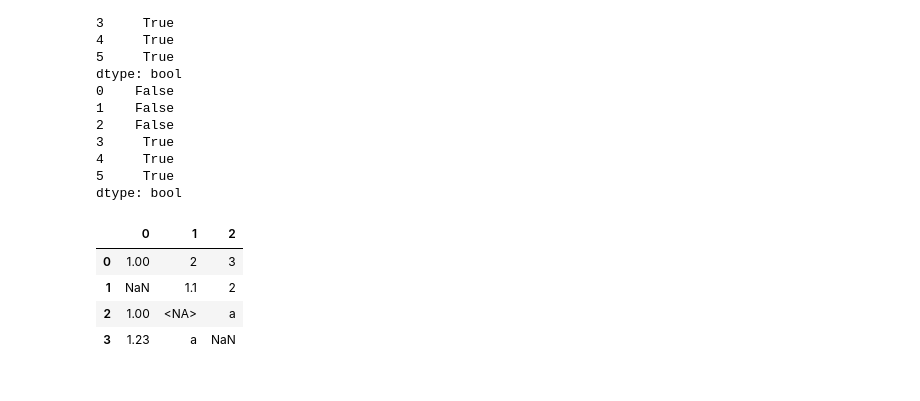
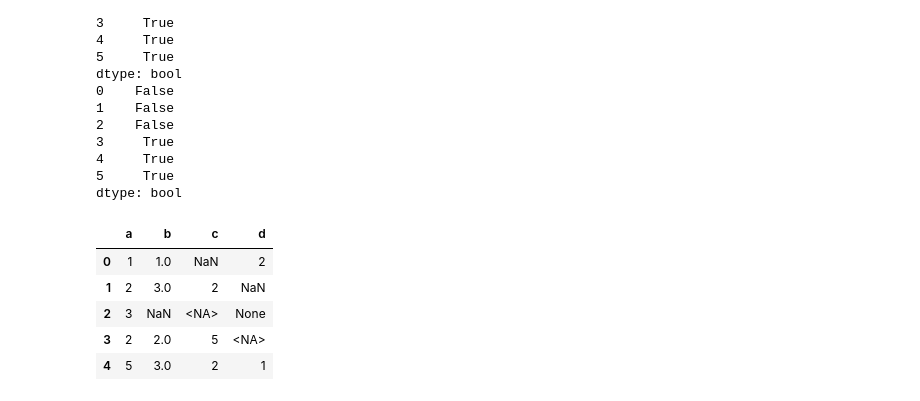
Before and after one commit to RhysZhang1/my_first_repository, a Jupyter notebook: n_p/pandasnote.ipynb, the cells around one changed output. Cells and saved outputs as stored; diff of their text form; code cells hidden in the pictures.

```diff
--- a/n_p/pandasnote.ipynb
+++ b/n_p/pandasnote.ipynb
@@ -644,11 +645,16 @@ dtype: bool
 5     True
 dtype: bool
 # %%
-s=pd.DataFrame([[1,2,3],[None,1.1,2],[1,pd.NA,'a'],[1.23,'a',np.nan]])
+s=pd.DataFrame(
+    {'a':[1,2,3,2,5],
+     'b':[1,3,None,2,3],
+     'c':[np.nan,2,pd.NA,5,2],
+     'd':[2,np.nan,None,pd.NA,1]})
 s
 # %% [output]
-|  | 0 | 1 | 2 |
-| 0 | 1.00 | 2 | 3 |
-| 1 | NaN | 1.1 | 2 |
-| 2 | 1.00 | <NA> | a |
-| 3 | 1.23 | a | NaN |
+|  | a | b | c | d |
+| 0 | 1 | 1.0 | NaN | 2 |
+| 1 | 2 | 3.0 | 2 | NaN |
+| 2 | 3 | NaN | <NA> | None |
+| 3 | 2 | 2.0 | 5 | <NA> |
+| 4 | 5 | 3.0 | 2 | 1 |
```
Also changed, not shown: parts of 52 cells of this notebook.
